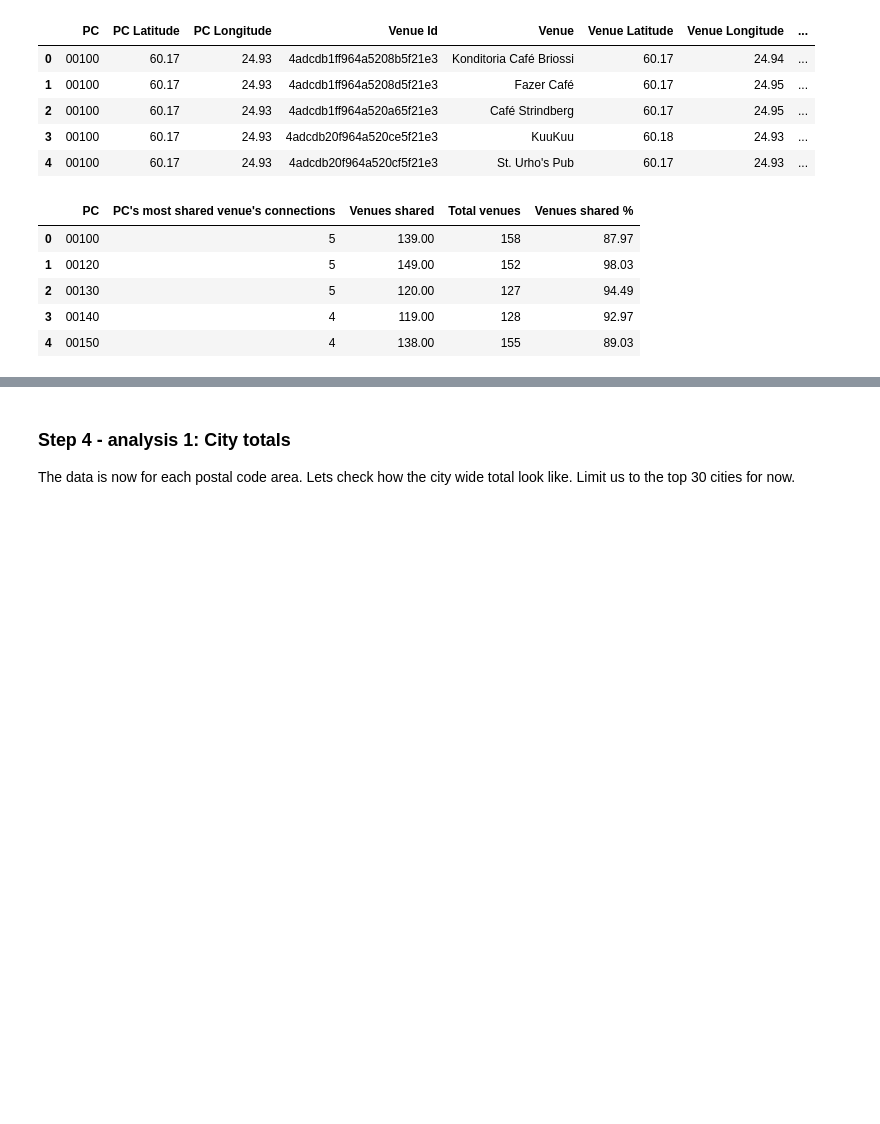
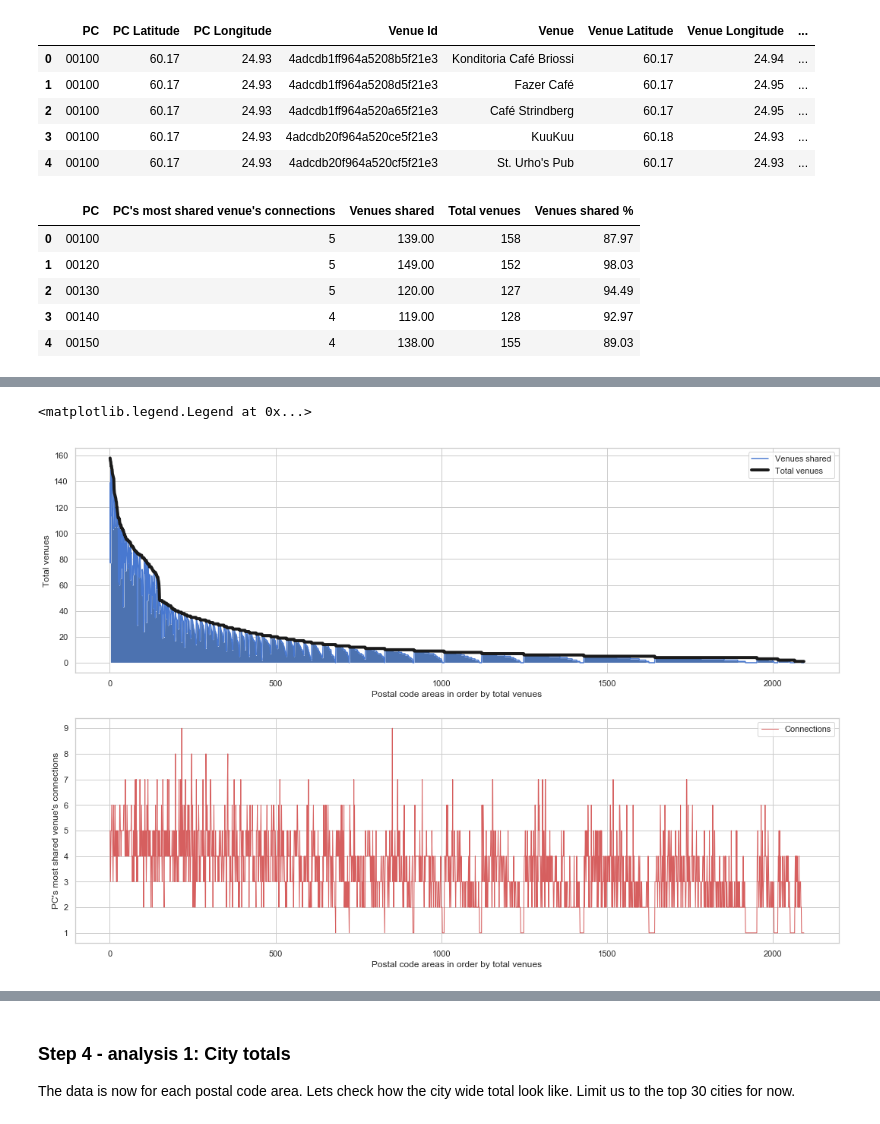
Before and after one commit to aitennek/Coursera_Capstone, a Jupyter notebook: Final_assignment/Capstone workbook.ipynb, the cells around one changed output, grey strips where cells are left out. Drawn from its saved outputs; the diff is of its cells as text; code cells hidden in the pictures; blank space fills up the shorter version.

```diff
--- a/Final_assignment/Capstone workbook.ipynb
+++ b/Final_assignment/Capstone workbook.ipynb
@@ -1267,0 +1270,40 @@ fs_analysis2_step3_df.head()
+# %%
+# create the image area and two vertical scales (ax2)
+
+f, axs = plt.subplots(2, 2, figsize=(18,12))
+plt.subplot(211)
+
+sns.set(style="whitegrid")
+sns.set_color_codes("muted")
+
+legend_style = 'brief'
+
+# draw the min and max with blue and with linewidth=1
+#sns.set_context("notebook", rc={'lines.linewidth': 1})
+#sns.lineplot(x="Postal code areas (sorted)", y="Distance relative to radius (min)", data=fs_analysis_df, legend=legend_style, color="b")
+#sns.lineplot(x="Postal code areas (sorted)", y="Distance relative to radius (max)", data=fs_analysis_df, legend=legend_style, color="g")
+
+sns.lineplot(x="Postal code areas in order by total venues", y="Venues shared", data=fs_analysis2_step3_df, legend=legend_style, color="b")
+plt.fill_between(fs_analysis2_step3_df['Postal code areas in order by total venues'], fs_analysis2_step3_df['Venues shared'])
+#plt.stackplot(fs_analysis2_step3_df['Total venues'])
+
+# draw the mean with a thicker black line and after the above to ensure it is clearly visible
+sns.set_context("notebook", rc={'lines.linewidth': 4})
+sns.lineplot(x="Postal code areas in order by total venues", y="Total venues", data=fs_analysis2_step3_df, legend=legend_style, color="k")
+
+# draw the line of value y=1 to show radius level for comparison
+#sns.set_context("notebook", rc={'lines.linewidth': 2})
+#sns.lineplot(x="Postal code areas (sorted)", y="Ones", data=fs_analysis_df, legend=legend_style, dashes=True, color="r")
+
+plt.legend(labels=['Venues shared',
+                   'Total venues'])
+
+plt.subplot(212)
+
+# first draw on background the count of venues with a light grey color
+sns.set_context("notebook", rc={'lines.linewidth': 1})
+sns.lineplot(x="Postal code areas in order by total venues", y="PC's most shared venue's connections", data=fs_analysis2_step3_df, legend=legend_style, color="r")
+plt.legend(labels=['Connections'])
+# %% [output]
+<matplotlib.legend.Legend at 0x...>
+[figure, added]
```
Also changed, not shown: parts of 6 cells of this notebook.
